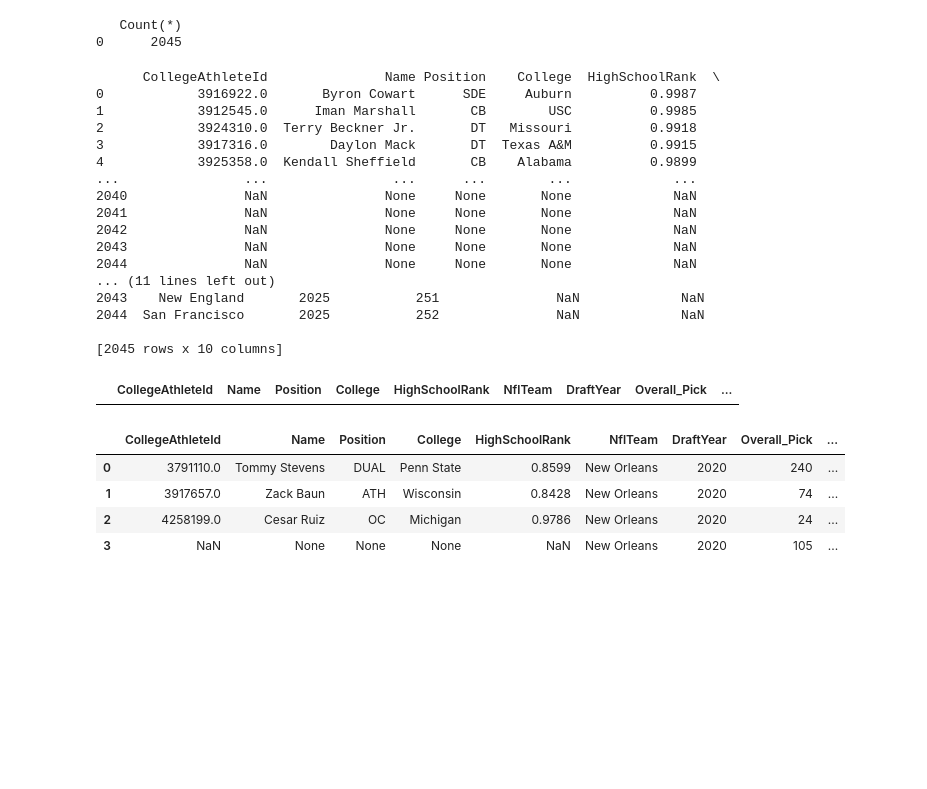
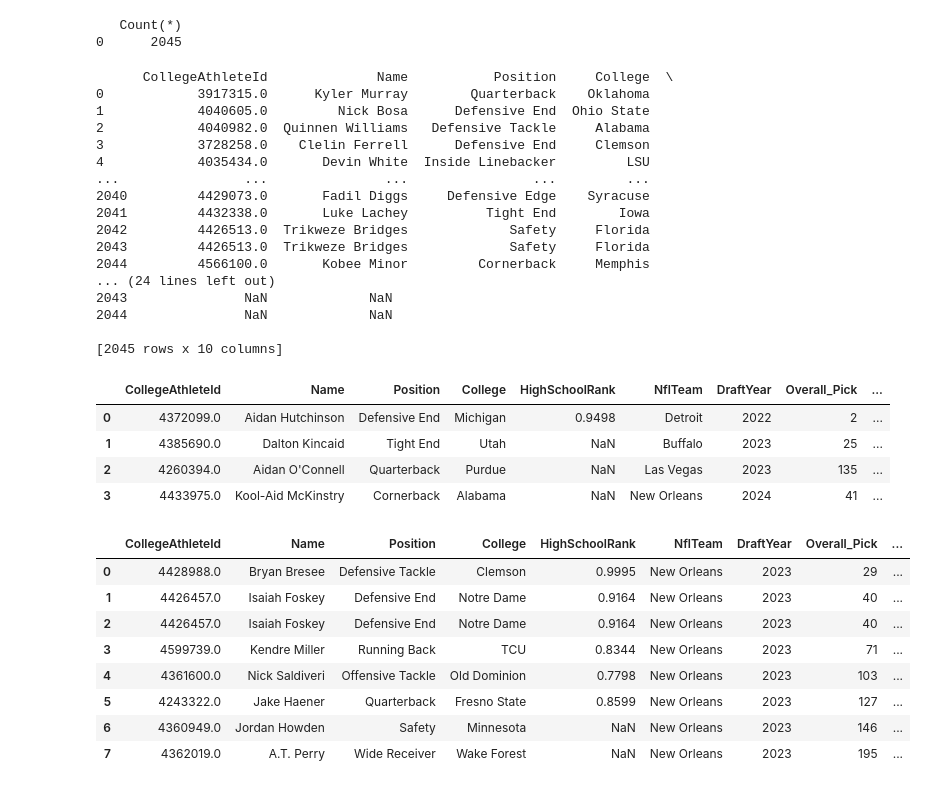
Before and after one commit to JBHines/College_Football, a Jupyter notebook: Capstone.ipynb, the cells around one changed output. Saved outputs shown, nothing was run; the diff lists cells and outputs as text; code cells hidden in the pictures; blank space fills up the shorter version.

Commit message:
cleaned up some code that was creating null values on my Rating_Change table

```diff
--- a/Capstone.ipynb
+++ b/Capstone.ipynb
@@ -260,10 +260,10 @@ def sql_conn():
 # %%
 with sql_conn() as conn:
     df = pd.read_sql_query("""
-        SELECT *
+        SELECT d.CollegeAthleteId
         FROM Recruiting_Ranking_Combined r
         RIGHT JOIN NFL_Draft_Combined d
-        ON r.CollegeAthleteId = d.CollegeAthleteId;
+        ON d.CollegeAthleteId = r.CollegeAthleteId;
     """, conn)
 
 print(df.tail())
@@ -293,7 +282,7 @@ with sql_conn() as conn:
         SELECT Count(*)
         FROM Recruiting_Ranking_Combined r
         RIGHT JOIN NFL_Draft_Combined d
-        ON r.CollegeAthleteId = d.CollegeAthleteId;
+        ON d.CollegeAthleteId = r.CollegeAthleteId;
     """, conn)
 print(count_df)
 # %% [output]
@@ -349,19 +338,19 @@ print(NFL_Draft_Combined.head())
 
 with sql_conn() as conn:
     change_in_rating_df = pd.read_sql_query("""
-        SELECT r.CollegeAthleteId,
-               r.Name,
-               r.Position,
-               r.CommittedTo AS College,
+        SELECT d.CollegeAthleteId,
+               d.Name,
+               d.Position,
+               d.CollegeTeam AS College,
                r.Rating AS HighSchoolRank,
                d.NflTeam,
                d.Year AS DraftYear,
                d.Overall as Overall_Pick,
                d.PreDraftGrade AS NFLPreDraftGrade,
                (d.PreDraftGrade / 100 - r.Rating) AS ChangeInRating
-        FROM Recruiting_Ranking_Combined r
-        RIGHT JOIN NFL_Draft_Combined d
-        ON r.CollegeAthleteId = d.CollegeAthleteId;
+        FROM NFL_Draft_Combined d
+        LEFT JOIN Recruiting_Ranking_Combined r
+        ON d.CollegeAthleteId = r.CollegeAthleteId;
     """, conn)
 
 print(change_in_rating_df.head(15))
@@ -429,21 +418,21 @@ print(count_df)
 # %%
 print(change_in_rating_df)
 # %% [output]
-      CollegeAthleteId               Name Position    College  HighSchoolRank  \
-0            3916922.0       Byron Cowart      SDE     Auburn          0.9987
-1            3912545.0      Iman Marshall       CB        USC          0.9985
-2            3924310.0  Terry Beckner Jr.       DT   Missouri          0.9918
-3            3917316.0        Daylon Mack       DT  Texas A&M          0.9915
-4            3925358.0  Kendall Sheffield       CB    Alabama          0.9899
-...                ...                ...      ...        ...             ...
-2040               NaN               None     None       None             NaN
-2041               NaN               None     None       None             NaN
-2042               NaN               None     None       None             NaN
-2043               NaN               None     None       None             NaN
-2044               NaN               None     None       None             NaN
-... (11 lines left out)
-2043    New England       2025           251               NaN             NaN
-2044  San Francisco       2025           252               NaN             NaN
+      CollegeAthleteId              Name           Position     College  \
+0            3917315.0      Kyler Murray        Quarterback    Oklahoma
+1            4040605.0         Nick Bosa      Defensive End  Ohio State
+2            4040982.0  Quinnen Williams   Defensive Tackle     Alabama
+3            3728258.0    Clelin Ferrell      Defensive End     Clemson
+4            4035434.0       Devin White  Inside Linebacker         LSU
+...                ...               ...                ...         ...
+2040         4429073.0       Fadil Diggs     Defensive Edge    Syracuse
+2041         4432338.0       Luke Lachey          Tight End        Iowa
+2042         4426513.0  Trikweze Bridges             Safety     Florida
+2043         4426513.0  Trikweze Bridges             Safety     Florida
+2044         4566100.0       Kobee Minor         Cornerback     Memphis
+... (24 lines left out)
+2043               NaN             NaN
+2044               NaN             NaN
 
 [2045 rows x 10 columns]
 # %%
@@ -479,9 +469,13 @@ def get_player_info(Name):
 # %%
 #Checking accuracy of function
 
-get_player_info('C.J. Stroud')
+get_player_info('aid')
 # %% [output]
 |  | CollegeAthleteId | Name | Position | College | HighSchoolRank | NflTeam | DraftYear | Overall_Pick | ... |
+| 0 | 4372099.0 | Aidan Hutchinson | Defensive End | Michigan | 0.9498 | Detroit | 2022 | 2 | ... |
+| 1 | 4385690.0 | Dalton Kincaid | Tight End | Utah | NaN | Buffalo | 2023 | 25 | ... |
+| 2 | 4260394.0 | Aidan O'Connell | Quarterback | Purdue | NaN | Las Vegas | 2023 | 135 | ... |
+| 3 | 4433975.0 | Kool-Aid McKinstry | Cornerback | Alabama | NaN | New Orleans | 2024 | 41 | ... |
 # %%
 # Need to add 2018 and possibly 2017 Recruiting data to fill in the gaps for the NFL Draft data
 # Unltimitely added 2015-2018 Recruiting data and 2019-2021 Draft data after speaking with a friend who wanted to see the data on a specific player
@@ -504,13 +498,18 @@ def get_NflTeam_Draft_results(NflTeam, DraftYear):
     with sql_conn() as conn:
         return pd.read_sql_query(team_draft_info_query, conn, params=params)
 # %%
-get_NflTeam_Draft_results('New Orleans', 2020)
+get_NflTeam_Draft_results('New Orleans', 2023
+ )
 # %% [output]
 |  | CollegeAthleteId | Name | Position | College | HighSchoolRank | NflTeam | DraftYear | Overall_Pick | ... |
-| 0 | 3791110.0 | Tommy Stevens | DUAL | Penn State | 0.8599 | New Orleans | 2020 | 240 | ... |
-| 1 | 3917657.0 | Zack Baun | ATH | Wisconsin | 0.8428 | New Orleans | 2020 | 74 | ... |
-| 2 | 4258199.0 | Cesar Ruiz | OC | Michigan | 0.9786 | New Orleans | 2020 | 24 | ... |
-| 3 | NaN | None | None | None | NaN | New Orleans | 2020 | 105 | ... |
+| 0 | 4428988.0 | Bryan Bresee | Defensive Tackle | Clemson | 0.9995 | New Orleans | 2023 | 29 | ... |
+| 1 | 4426457.0 | Isaiah Foskey | Defensive End | Notre Dame | 0.9164 | New Orleans | 2023 | 40 | ... |
+| 2 | 4426457.0 | Isaiah Foskey | Defensive End | Notre Dame | 0.9164 | New Orleans | 2023 | 40 | ... |
+| 3 | 4599739.0 | Kendre Miller | Running Back | TCU | 0.8344 | New Orleans | 2023 | 71 | ... |
+| 4 | 4361600.0 | Nick Saldiveri | Offensive Tackle | Old Dominion | 0.7798 | New Orleans | 2023 | 103 | ... |
+| 5 | 4243322.0 | Jake Haener | Quarterback | Fresno State | 0.8599 | New Orleans | 2023 | 127 | ... |
+| 6 | 4360949.0 | Jordan Howden | Safety | Minnesota | NaN | New Orleans | 2023 | 146 | ... |
+| 7 | 4362019.0 | A.T. Perry | Wide Receiver | Wake Forest | NaN | New Orleans | 2023 | 195 | ... |
 # %%
 # Creating a function to search by College to see how many players were drafted from a specific college (function 4)
 
```
Also changed, not shown: parts of 10 cells of this notebook.
